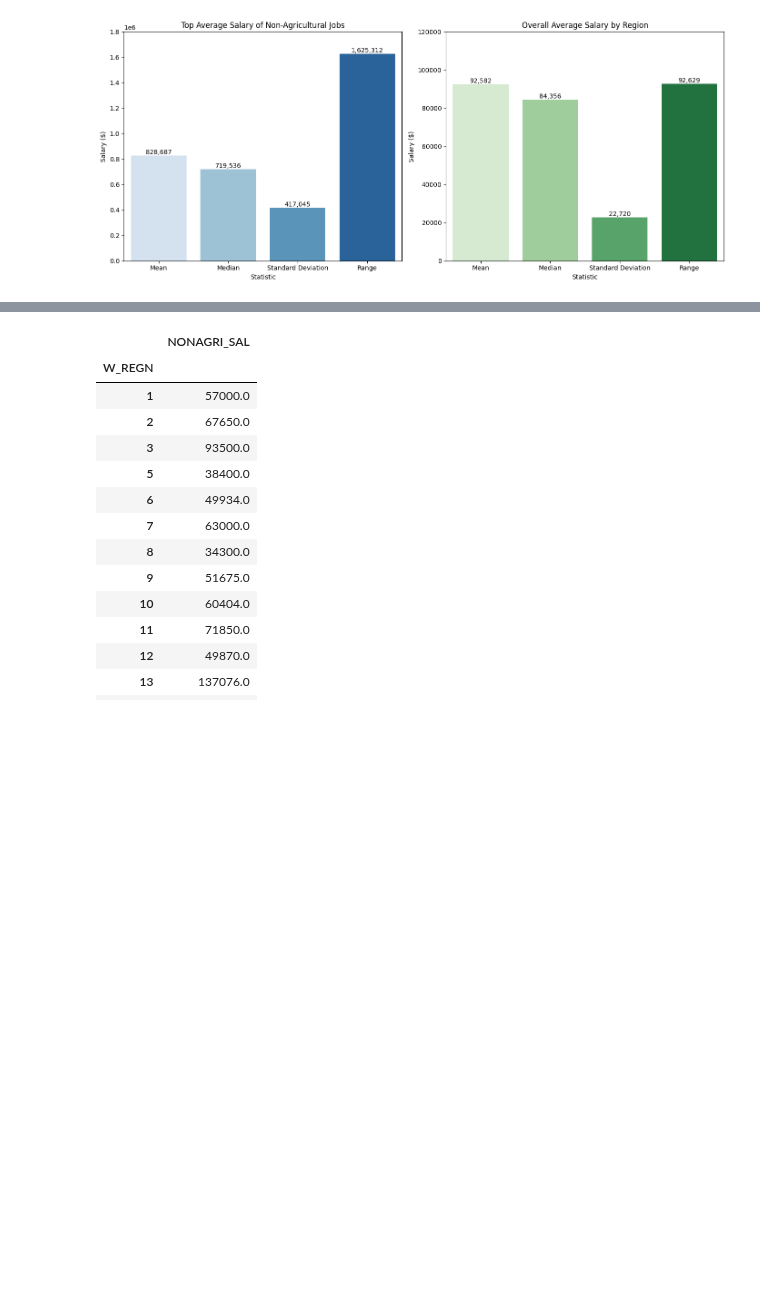
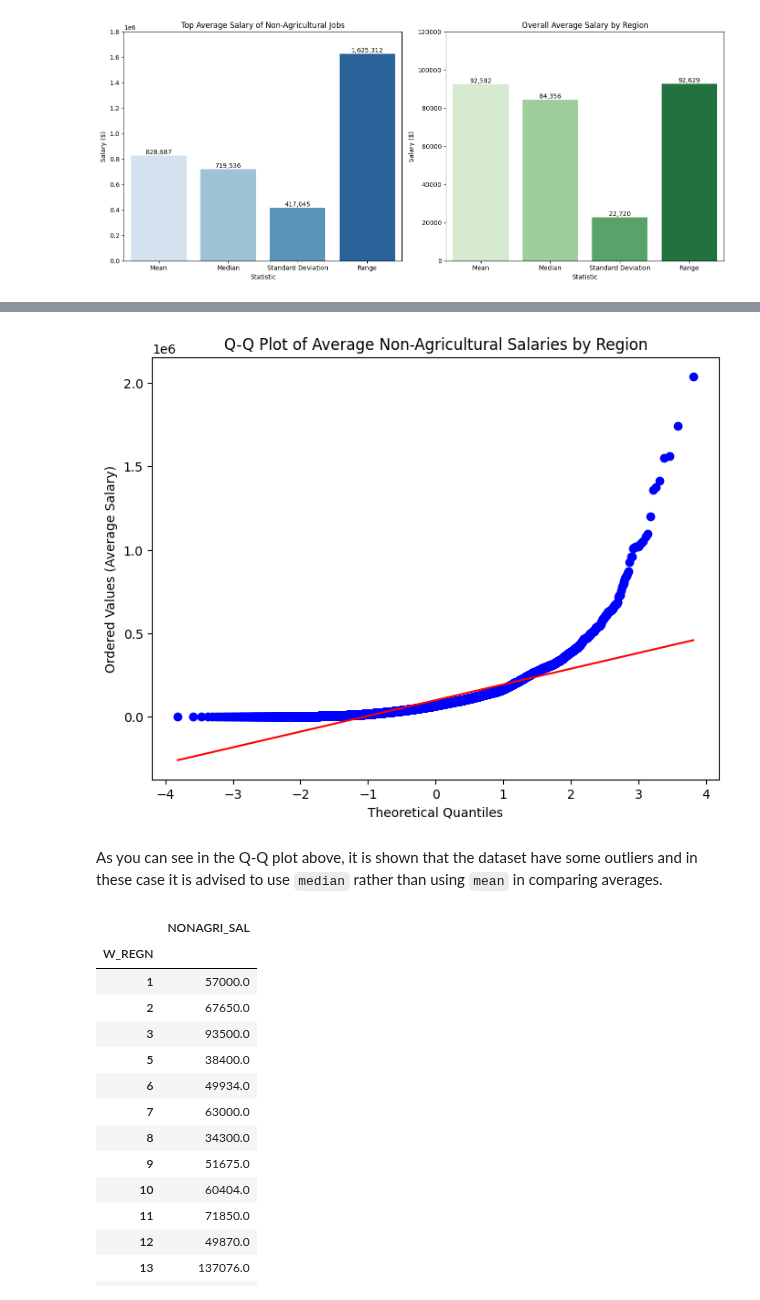
Before and after one commit to chiwasushuba/CSMODEL-Project, a Jupyter notebook: [Phase 2].ipynb, the cells around one changed output, grey strips where cells are left out. Saved outputs shown, nothing was run; the diff lists cells and outputs as text; code cells hidden in the pictures; blank space fills up the shorter version.

```diff
--- a/[Phase 2].ipynb
+++ b/[Phase 2].ipynb
@@ -878,3 +918,14 @@ grouped_regions_example
+# %%
+plt.figure(figsize=(8, 6))
+stats.probplot(mean_avg_salaries, dist="norm", plot=plt)
+plt.title("Q-Q Plot of Average Non-Agricultural Salaries by Region")
+plt.xlabel("Theoretical Quantiles")
+plt.ylabel("Ordered Values (Average Salary)")
+plt.show()
+# %% [output]
+[figure, added]
+# %% [markdown]
+As you can see in the Q-Q plot above, it is shown that the dataset have some outliers and in these case it is advised to use `median` rather than using `mean` in comparing averages.
 # %%
 grouped_regions = clean_df.groupby(["W_REGN"])
 grouped_regions = grouped_regions.agg({"NONAGRI_SAL" : "median"})
```
Also changed, not shown: parts of 32 cells of this notebook.
